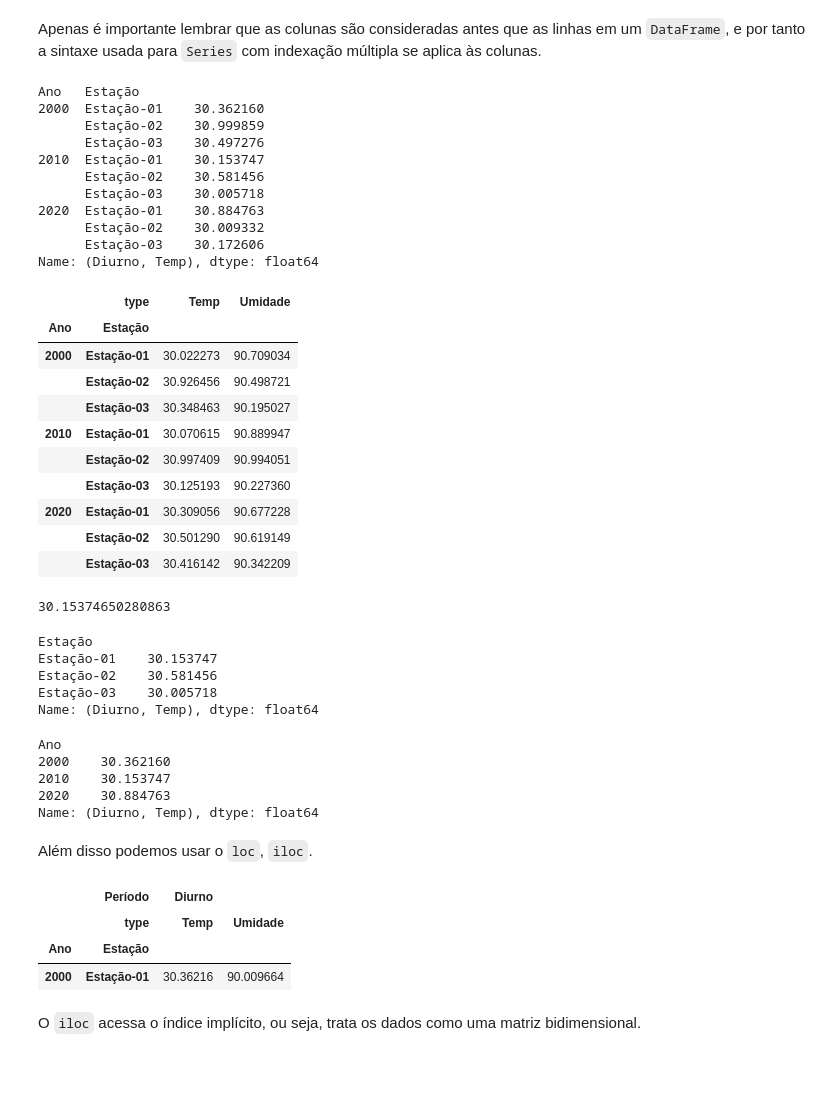
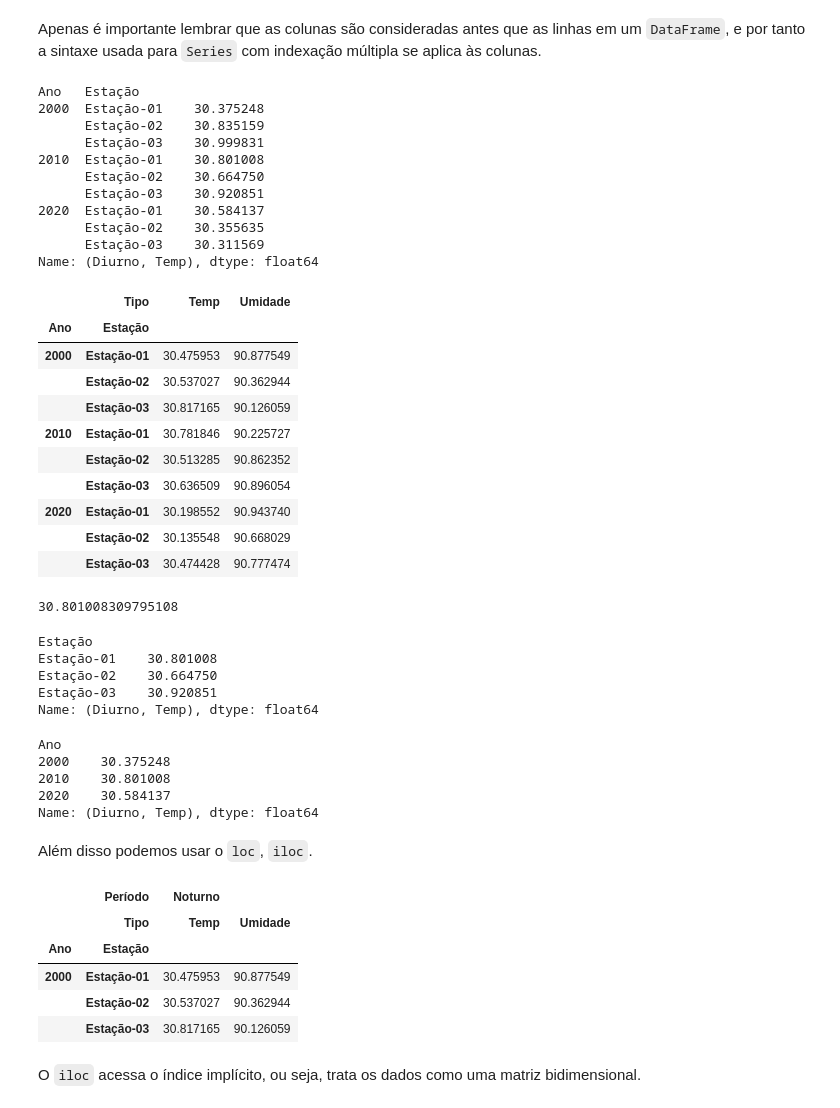
Before and after one commit to etvorellana/ResTIC18_PythonBasico, a Jupyter notebook: Notebooks/Aula-15.ipynb, the cells around one changed output. Saved outputs shown, nothing was run; the diff lists cells and outputs as text; code cells hidden in the pictures; blank space fills up the shorter version.

```diff
--- a/Notebooks/Aula-15.ipynb
+++ b/Notebooks/Aula-15.ipynb
@@ -767,7 +813,7 @@ index = pd.MultiIndex.from_product([[2000, 2010, 2020],
                                     ['Estação-01', 'Estação-02', 'Estação-03']],
                                    names=['Ano', 'Estação'])
 columns = pd.MultiIndex.from_product([['Diurno', 'Noturno'], ['Temp', 'Umidade']],
-                                     names=['Período', 'type'])
+                                     names=['Período', 'Tipo'])
 
 # mock some data
 data = np.random.random((9, 4))
@@ -925,59 +972,61 @@ Apenas é importante lembrar que as colunas são consideradas antes que as linha
 estações['Diurno', 'Temp']
 # %% [output]
 Ano   Estação
-2000  Estação-01    30.362160
-      Estação-02    30.999859
-      Estação-03    30.497276
-2010  Estação-01    30.153747
-      Estação-02    30.581456
-      Estação-03    30.005718
-2020  Estação-01    30.884763
-      Estação-02    30.009332
-      Estação-03    30.172606
+2000  Estação-01    30.375248
+      Estação-02    30.835159
+      Estação-03    30.999831
+2010  Estação-01    30.801008
+      Estação-02    30.664750
+      Estação-03    30.920851
+2020  Estação-01    30.584137
+      Estação-02    30.355635
+      Estação-03    30.311569
 Name: (Diurno, Temp), dtype: float64
 # %%
 estações['Noturno']
 # %% [output]
-|  | type | Temp | Umidade |
+|  | Tipo | Temp | Umidade |
 | Ano | Estação |  |  |
-| 2000 | Estação-01 | 30.022273 | 90.709034 |
-|  | Estação-02 | 30.926456 | 90.498721 |
-|  | Estação-03 | 30.348463 | 90.195027 |
-| 2010 | Estação-01 | 30.070615 | 90.889947 |
-|  | Estação-02 | 30.997409 | 90.994051 |
-|  | Estação-03 | 30.125193 | 90.227360 |
-| 2020 | Estação-01 | 30.309056 | 90.677228 |
-|  | Estação-02 | 30.501290 | 90.619149 |
-|  | Estação-03 | 30.416142 | 90.342209 |
+| 2000 | Estação-01 | 30.475953 | 90.877549 |
+|  | Estação-02 | 30.537027 | 90.362944 |
+|  | Estação-03 | 30.817165 | 90.126059 |
+| 2010 | Estação-01 | 30.781846 | 90.225727 |
+|  | Estação-02 | 30.513285 | 90.862352 |
+|  | Estação-03 | 30.636509 | 90.896054 |
+| 2020 | Estação-01 | 30.198552 | 90.943740 |
+|  | Estação-02 | 30.135548 | 90.668029 |
+|  | Estação-03 | 30.474428 | 90.777474 |
 # %%
 estações['Diurno', 'Temp'][2010, 'Estação-01']
 # %% [output]
-30.15374650280863
+30.801008309795108
 # %%
 estações['Diurno', 'Temp'][2010]
 # %% [output]
 Estação
-Estação-01    30.153747
-Estação-02    30.581456
-Estação-03    30.005718
+Estação-01    30.801008
+Estação-02    30.664750
+Estação-03    30.920851
 Name: (Diurno, Temp), dtype: float64
 # %%
 estações['Diurno', 'Temp'][:, 'Estação-01']
 # %% [output]
 Ano
-2000    30.362160
-2010    30.153747
-2020    30.884763
+2000    30.375248
+2010    30.801008
+2020    30.584137
 Name: (Diurno, Temp), dtype: float64
 # %% [markdown]
 Além disso podemos usar o ``loc``, ``iloc``.
 # %%
-estações.iloc[:1, :2]
+estações.iloc[:3, 2:]
 # %% [output]
-|  | Período | Diurno |  |
-|  | type | Temp | Umidade |
+|  | Período | Noturno |  |
+|  | Tipo | Temp | Umidade |
 | Ano | Estação |  |  |
-| 2000 | Estação-01 | 30.36216 | 90.009664 |
+| 2000 | Estação-01 | 30.475953 | 90.877549 |
+|  | Estação-02 | 30.537027 | 90.362944 |
+|  | Estação-03 | 30.817165 | 90.126059 |
 # %% [markdown]
 O ``iloc`` acessa o índice implícito, ou seja, trata os dados como uma matriz bidimensional.
 # %%
```
Also changed, not shown: parts of 45 cells of this notebook, 16 other files.
